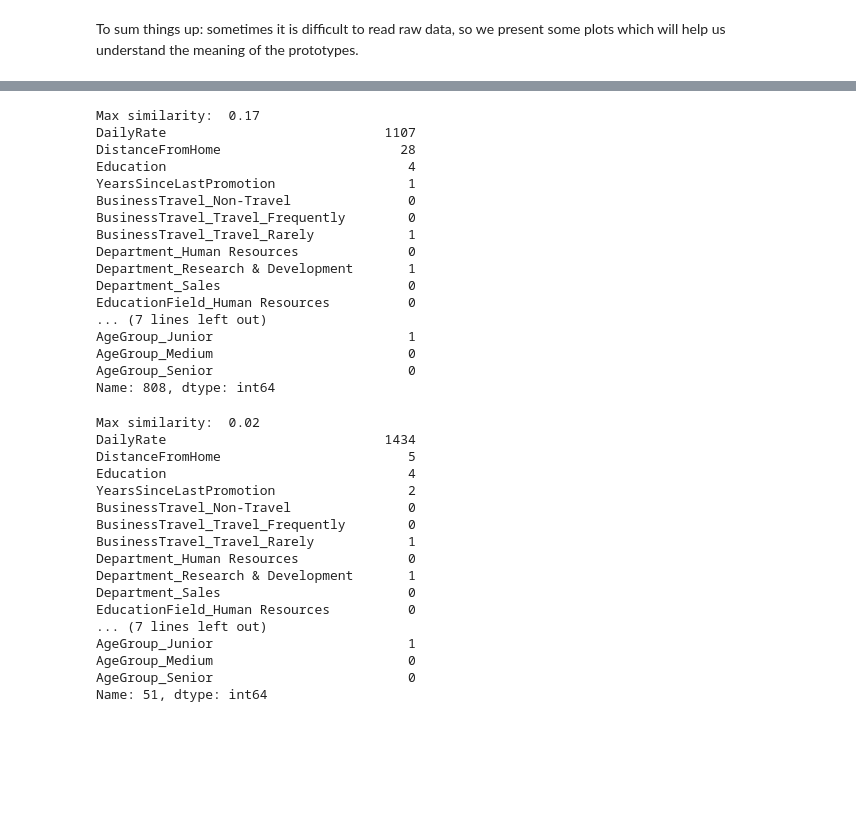
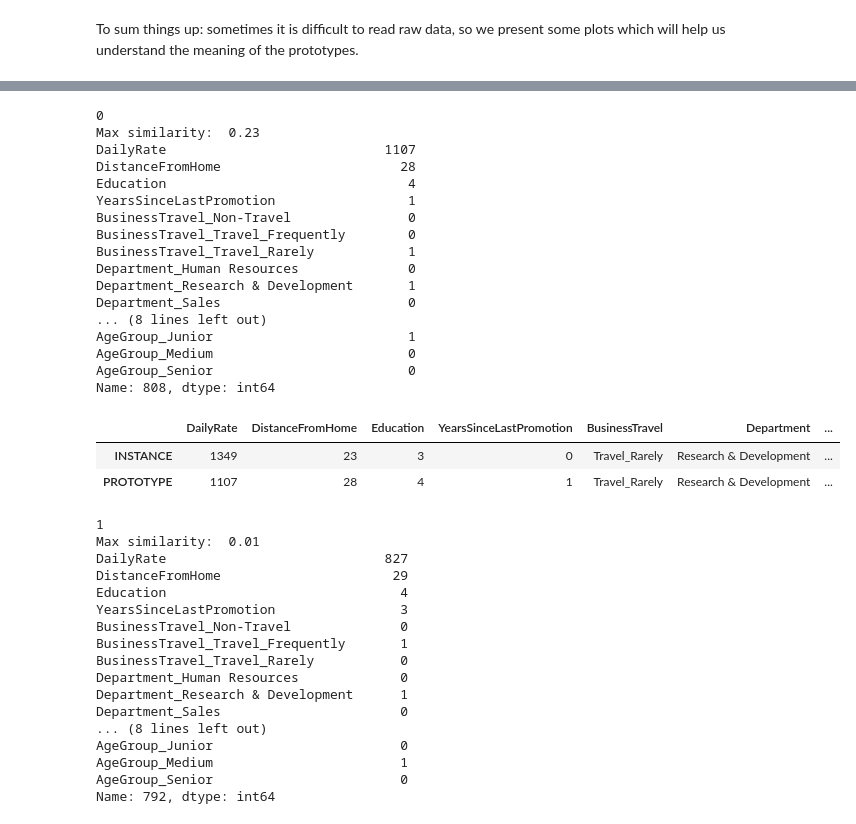
Before and after one commit to chihab4real/Explanation-Comparisons, a Jupyter notebook: mainWithPrototypes.ipynb, the cells around one changed output, grey strips where cells are left out. Saved outputs shown, nothing was run; the diff lists cells and outputs as text; code cells hidden in the pictures; blank space fills up the shorter version.

```diff
--- a/mainWithPrototypes.ipynb
+++ b/mainWithPrototypes.ipynb
@@ -627,7 +650,7 @@ plt.show()
 # find alike prototype for a specific instance (negative class)
 # best fitted
 x_0, y_0 = X_balanced.values[0].reshape(1, -1), y_balanced.values[0]  ## negative class 0
-
+print(y_0)
 max_similarity = 0
 best_prototype = None
 for _, p in prototypes[y_0].iterrows():
@@ -638,7 +661,8 @@ for _, p in prototypes[y_0].iterrows():
 print("Max similarity: ", max_similarity)
 print(best_prototype)
 # %% [output]
-Max similarity:  0.17
+0
+Max similarity:  0.23
 DailyRate                            1107
 DistanceFromHome                       28
 Education                               4
@@ -649,9 +673,21 @@ BusinessTravel_Travel_Rarely            1
 Department_Human Resources              0
 Department_Research & Development       1
 Department_Sales                        0
-EducationField_Human Resources          0
-... (7 lines left out)
+... (8 lines left out)
 AgeGroup_Junior                         1
 AgeGroup_Medium                         0
 AgeGroup_Senior                         0
 Name: 808, dtype: int64
+# %%
+X = X_balanced_df.iloc[[0]].copy()
+# X['Class'] = y_0
+daily_rate_to_match = best_prototype['DailyRate']
+matching_index = prototypes_df[prototypes_df['DailyRate'] == daily_rate_to_match].index[0]
+prototypes_df_cleaned = prototypes_df.iloc[[matching_index]].drop(columns=['Class', 'AgeClass'])
+combined_df = pd.concat([X, prototypes_df_cleaned], axis=0)
+combined_df.index = ['INSTANCE', 'PROTOTYPE']
+combined_df
+# %% [output]
+|  | DailyRate | DistanceFromHome | Education | YearsSinceLastPromotion | BusinessTravel | Department | ... |
+| INSTANCE | 1349 | 23 | 3 | 0 | Travel_Rarely | Research & Development | ... |
+| PROTOTYPE | 1107 | 28 | 4 | 1 | Travel_Rarely | Research & Development | ... |
@@ -660,8 +714,8 @@ Name: 808, dtype: int64
 # best fitted
 
 x_0, y_0 = X_balanced.values[300].reshape(1, -1), y_balanced.values[300]  ## positive class 1
-# print(y_0)
 max_similarity = 0
+print(y_0)
 best_prototype = None
 for _, p in prototypes[y_0].iterrows():
     if (pair_similarity := explainer.pair_similarity(x_0, p)) > max_similarity:
@@ -671,20 +725,20 @@ for _, p in prototypes[y_0].iterrows():
 print("Max similarity: ", max_similarity)
 print(best_prototype)
 # %% [output]
-Max similarity:  0.02
-DailyRate                            1434
-DistanceFromHome                        5
-Education                               4
-YearsSinceLastPromotion                 2
-BusinessTravel_Non-Travel               0
-BusinessTravel_Travel_Frequently        0
-BusinessTravel_Travel_Rarely            1
-Department_Human Resources              0
-Department_Research & Development       1
-Department_Sales                        0
-EducationField_Human Resources          0
-... (7 lines left out)
-AgeGroup_Junior                         1
-AgeGroup_Medium                         0
-AgeGroup_Senior                         0
-Name: 51, dtype: int64
+1
+Max similarity:  0.01
+DailyRate                            827
+DistanceFromHome                      29
+Education                              4
+YearsSinceLastPromotion                3
+BusinessTravel_Non-Travel              0
+BusinessTravel_Travel_Frequently       1
+BusinessTravel_Travel_Rarely           0
+Department_Human Resources             0
+Department_Research & Development      1
+Department_Sales                       0
+... (8 lines left out)
+AgeGroup_Junior                        0
+AgeGroup_Medium                        1
+AgeGroup_Senior                        0
+Name: 792, dtype: int64
```
Also changed, not shown: parts of 24 cells of this notebook.
